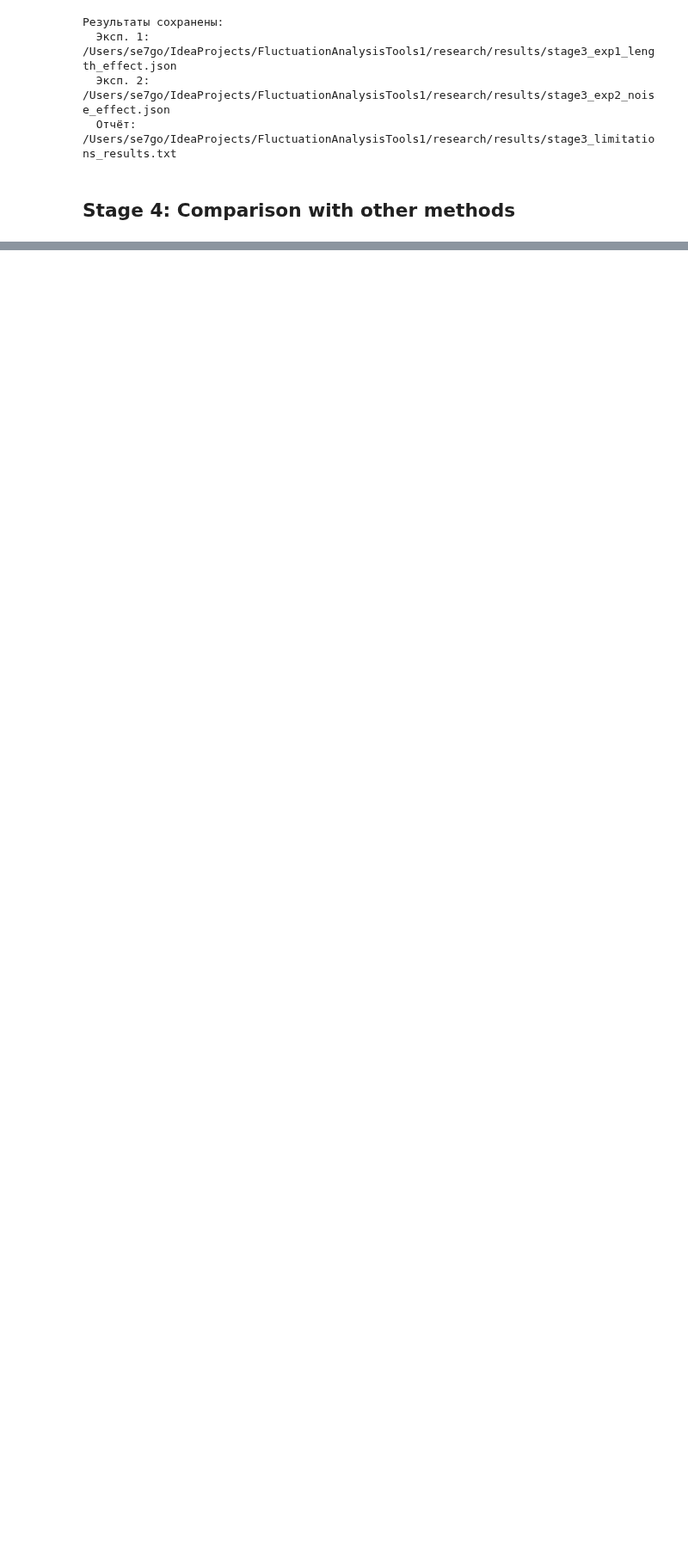
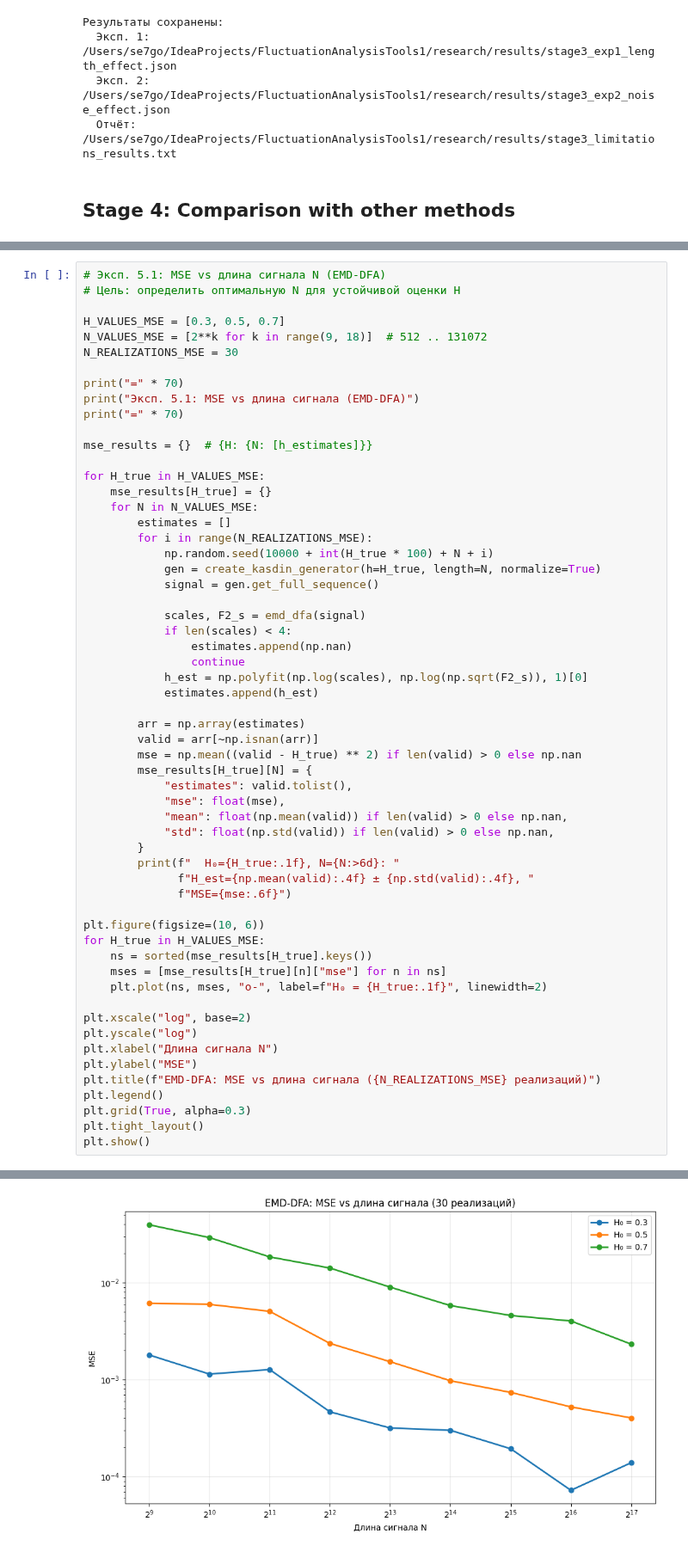
Before and after one commit to Digiratory/FluctuationAnalysisTools, a Jupyter notebook: research/emd_mfdfa_experiments.ipynb, the cells around one changed output, grey strips where cells are left out. Shown at 86% size. Cells and saved outputs as stored; diff of their text form; blank space fills up the shorter version.

```diff
--- a/research/emd_mfdfa_experiments.ipynb
+++ b/research/emd_mfdfa_experiments.ipynb
@@ -768,0 +776,59 @@ print(f"  TXT:  {txt_file}")
+# %%
+# Эксп. 5.1: MSE vs длина сигнала N (EMD-DFA)
+# Цель: определить оптимальную N для устойчивой оценки H
+
+H_VALUES_MSE = [0.3, 0.5, 0.7]
+N_VALUES_MSE = [2**k for k in range(9, 18)]  # 512 .. 131072
+N_REALIZATIONS_MSE = 30
+
+print("=" * 70)
+print("Эксп. 5.1: MSE vs длина сигнала (EMD-DFA)")
+print("=" * 70)
+
+mse_results = {}  # {H: {N: [h_estimates]}}
+
+for H_true in H_VALUES_MSE:
+    mse_results[H_true] = {}
+    for N in N_VALUES_MSE:
+        estimates = []
+        for i in range(N_REALIZATIONS_MSE):
+            np.random.seed(10000 + int(H_true * 100) + N + i)
+            gen = create_kasdin_generator(h=H_true, length=N, normalize=True)
+            signal = gen.get_full_sequence()
+
+            scales, F2_s = emd_dfa(signal)
+            if len(scales) < 4:
+                estimates.append(np.nan)
+                continue
+            h_est = np.polyfit(np.log(scales), np.log(np.sqrt(F2_s)), 1)[0]
+            estimates.append(h_est)
+
+        arr = np.array(estimates)
+        valid = arr[~np.isnan(arr)]
+        mse = np.mean((valid - H_true) ** 2) if len(valid) > 0 else np.nan
+        mse_results[H_true][N] = {
+            "estimates": valid.tolist(),
+            "mse": float(mse),
+            "mean": float(np.mean(valid)) if len(valid) > 0 else np.nan,
+            "std": float(np.std(valid)) if len(valid) > 0 else np.nan,
+        }
+        print(f"  H₀={H_true:.1f}, N={N:>6d}: "
+              f"H_est={np.mean(valid):.4f} ± {np.std(valid):.4f}, "
+              f"MSE={mse:.6f}")
+
+plt.figure(figsize=(10, 6))
+for H_true in H_VALUES_MSE:
+    ns = sorted(mse_results[H_true].keys())
+    mses = [mse_results[H_true][n]["mse"] for n in ns]
+    plt.plot(ns, mses, "o-", label=f"H₀ = {H_true:.1f}", linewidth=2)
+
+plt.xscale("log", base=2)
+plt.yscale("log")
+plt.xlabel("Длина сигнала N")
+plt.ylabel("MSE")
+plt.title(f"EMD-DFA: MSE vs длина сигнала ({N_REALIZATIONS_MSE} реализаций)")
+plt.legend()
+plt.grid(True, alpha=0.3)
+plt.tight_layout()
+plt.show()
+# %% [output]
@@ -768,0 +852 @@ print(f"  TXT:  {txt_file}")
+[figure, added]
```
Also changed, not shown: parts of 7 cells of this notebook, 1 other file.
